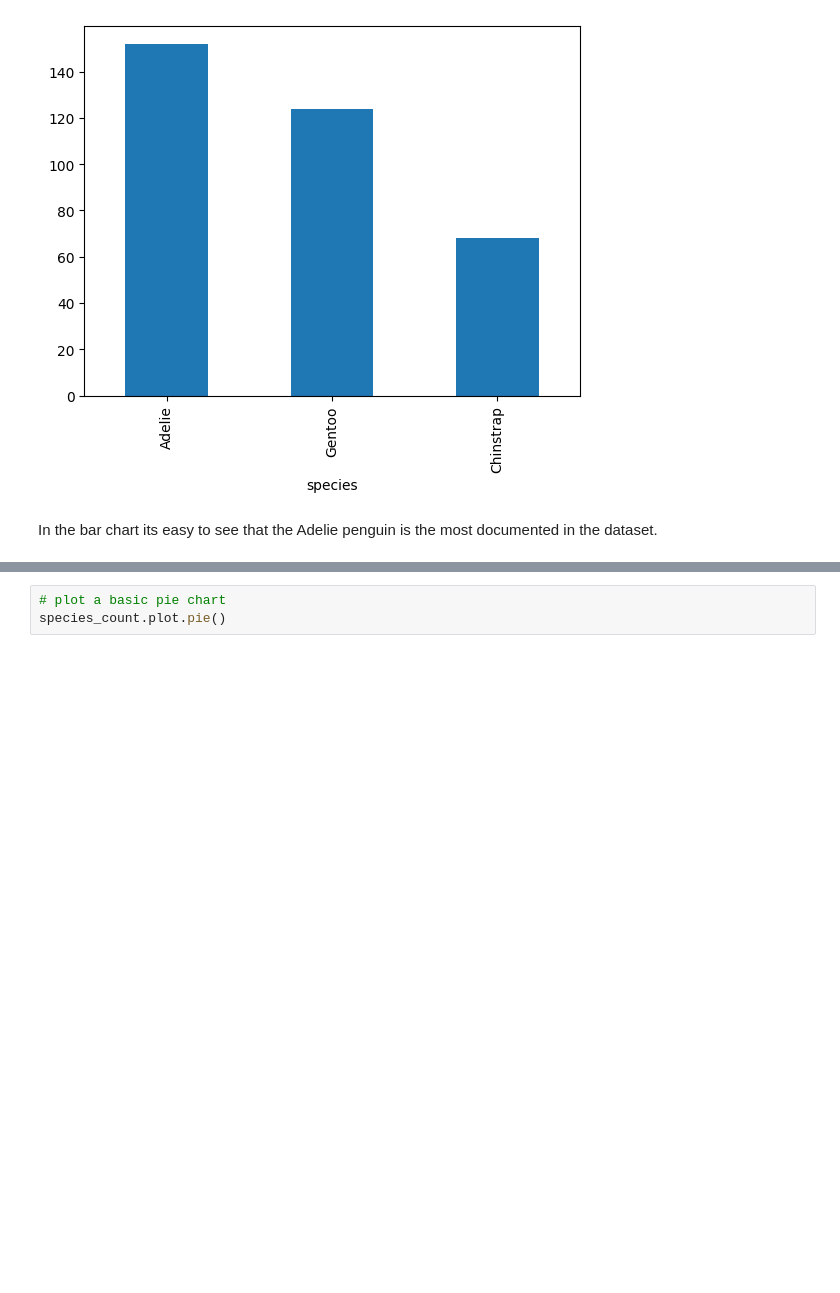
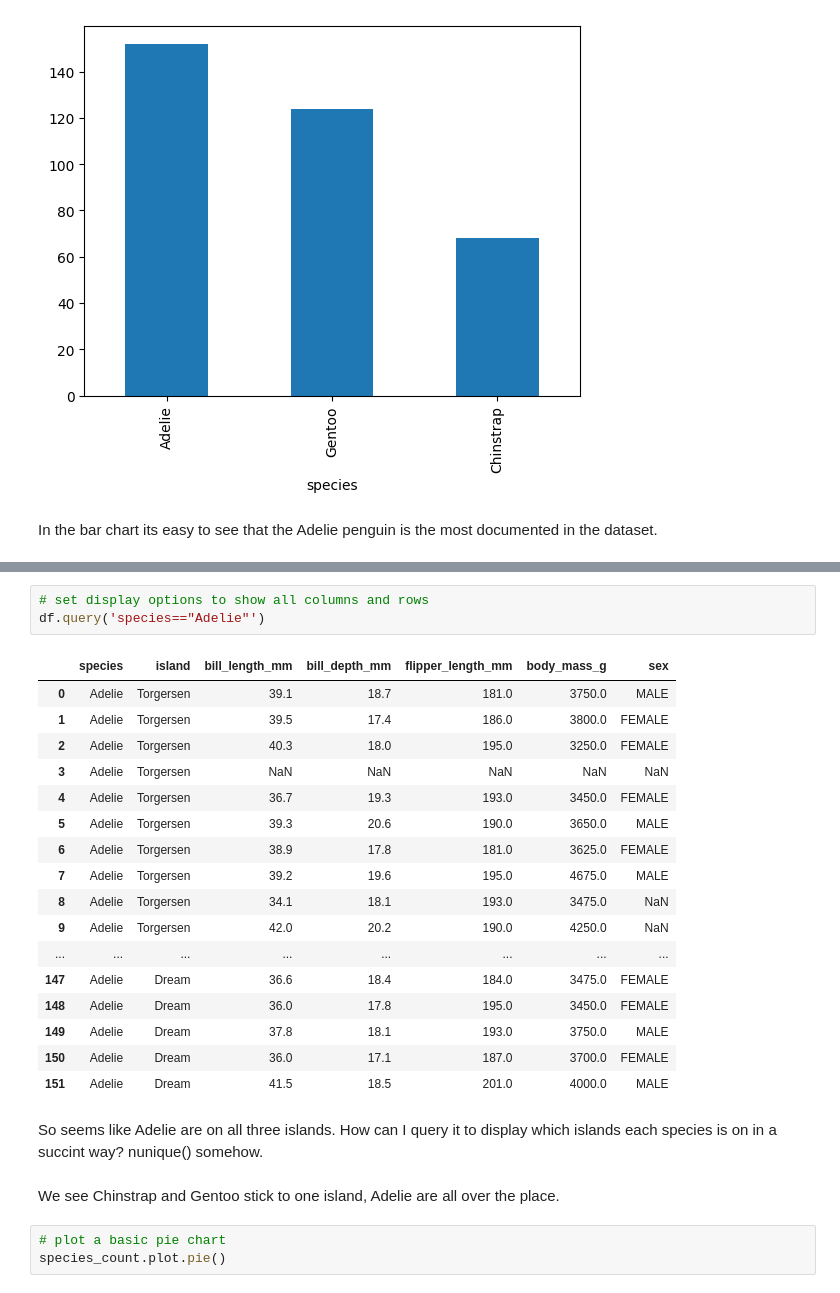
Before and after one commit to holmstead/principles_of_data_analytics, a Jupyter notebook: penguins.ipynb, the cells around one changed output, grey strips where cells are left out. Drawn from its saved outputs; the diff is of its cells as text; blank space fills up the shorter version.

```diff
--- a/penguins.ipynb
+++ b/penguins.ipynb
@@ -204,3 +274,28 @@ In the bar chart its easy to see that the Adelie penguin is the most documented
+# %%
+# set display options to show all columns and rows
+df.query('species=="Adelie"')
+# %% [output]
+|  | species | island | bill_length_mm | bill_depth_mm | flipper_length_mm | body_mass_g | sex |
+| 0 | Adelie | Torgersen | 39.1 | 18.7 | 181.0 | 3750.0 | MALE |
+| 1 | Adelie | Torgersen | 39.5 | 17.4 | 186.0 | 3800.0 | FEMALE |
+| 2 | Adelie | Torgersen | 40.3 | 18.0 | 195.0 | 3250.0 | FEMALE |
+| 3 | Adelie | Torgersen | NaN | NaN | NaN | NaN | NaN |
+| 4 | Adelie | Torgersen | 36.7 | 19.3 | 193.0 | 3450.0 | FEMALE |
+| 5 | Adelie | Torgersen | 39.3 | 20.6 | 190.0 | 3650.0 | MALE |
+| 6 | Adelie | Torgersen | 38.9 | 17.8 | 181.0 | 3625.0 | FEMALE |
+| 7 | Adelie | Torgersen | 39.2 | 19.6 | 195.0 | 4675.0 | MALE |
+| 8 | Adelie | Torgersen | 34.1 | 18.1 | 193.0 | 3475.0 | NaN |
+| 9 | Adelie | Torgersen | 42.0 | 20.2 | 190.0 | 4250.0 | NaN |
+| ... | ... | ... | ... | ... | ... | ... | ... |
+| 147 | Adelie | Dream | 36.6 | 18.4 | 184.0 | 3475.0 | FEMALE |
+| 148 | Adelie | Dream | 36.0 | 17.8 | 195.0 | 3450.0 | FEMALE |
+| 149 | Adelie | Dream | 37.8 | 18.1 | 193.0 | 3750.0 | MALE |
+| 150 | Adelie | Dream | 36.0 | 17.1 | 187.0 | 3700.0 | FEMALE |
+| 151 | Adelie | Dream | 41.5 | 18.5 | 201.0 | 4000.0 | MALE |
+# %% [markdown]
+So seems like Adelie are on all three islands. How can I query it to display which islands each species is on in a succint way? nunique() somehow.
+# %% [markdown]
+We see Chinstrap and Gentoo stick to one island, Adelie are all over the place.
 # %%
 # plot a basic pie chart
 species_count.plot.pie()
```
Also changed, not shown: parts of 11 cells of this notebook.
